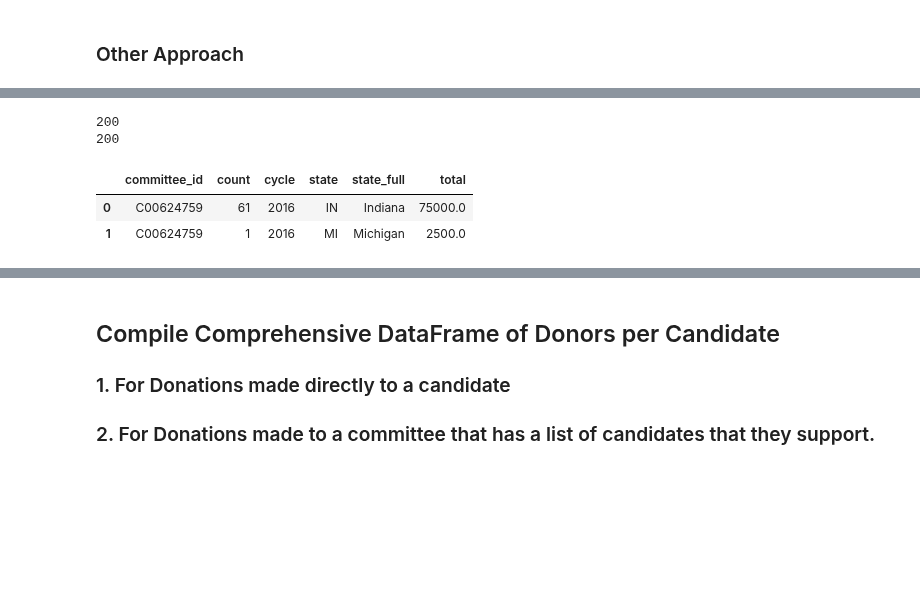
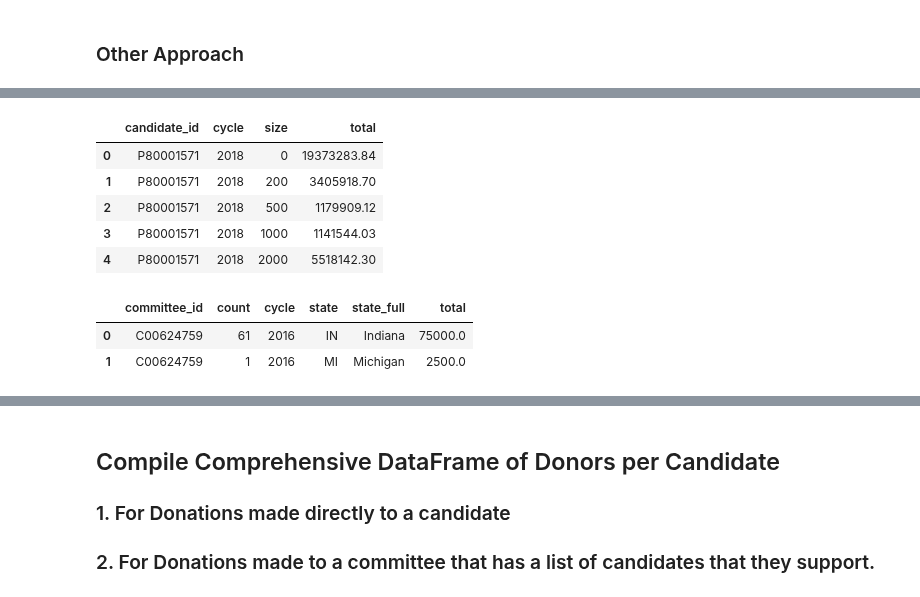
Before and after one commit to Nlorio/election-forecast, a Jupyter notebook: notebooks/Project - FEC Financial Data .ipynb, the cells around one changed output, grey strips where cells are left out. Cells and saved outputs as stored; diff of their text form; code cells hidden in the pictures; blank space fills up the shorter version.

```diff
--- a/notebooks/Project - FEC Financial Data .ipynb
+++ b/notebooks/Project - FEC Financial Data .ipynb
@@ -306,3 +343,12 @@ cand_donor_state('S2UT00229', 2018)
+# %%
+cand_donor_size('P80001571', 2018)
+# %% [output]
+|  | candidate_id | cycle | size | total |
+| 0 | P80001571 | 2018 | 0 | 19373283.84 |
+| 1 | P80001571 | 2018 | 200 | 3405918.70 |
+| 2 | P80001571 | 2018 | 500 | 1179909.12 |
+| 3 | P80001571 | 2018 | 1000 | 1141544.03 |
+| 4 | P80001571 | 2018 | 2000 | 5518142.30 |
 # %%
 # Use /committee/{committee_id}/schedules/schedule_a/by_size/
 # Use /committee/{committee_id}/schedules/schedule_a/by_state/
@@ -339,11 +385,8 @@ by_state/?sort_hide_null=false\
     return df_dcomm_state
 # %%
 #Test
-comm_donor_size('C00624759')
 comm_donor_state('C00624759')
 # %% [output]
-200
-200
 |  | committee_id | count | cycle | state | state_full | total |
 | 0 | C00624759 | 61 | 2016 | IN | Indiana | 75000.0 |
 | 1 | C00624759 | 1 | 2016 | MI | Michigan | 2500.0 |
```
Also changed, not shown: parts of 16 cells of this notebook.
